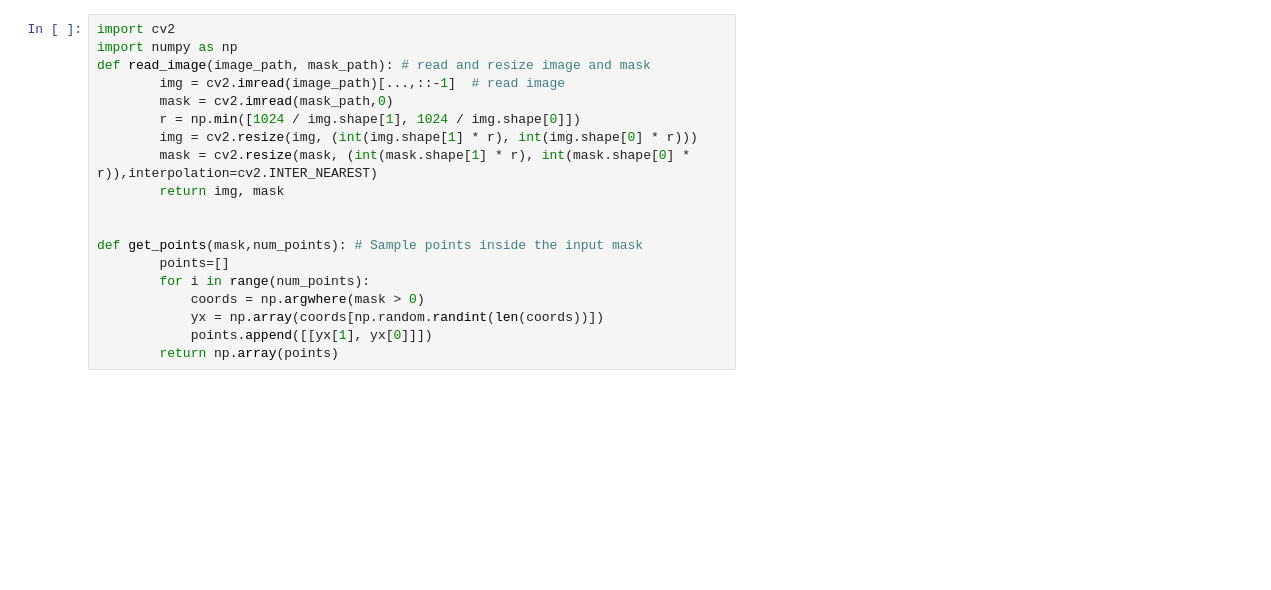
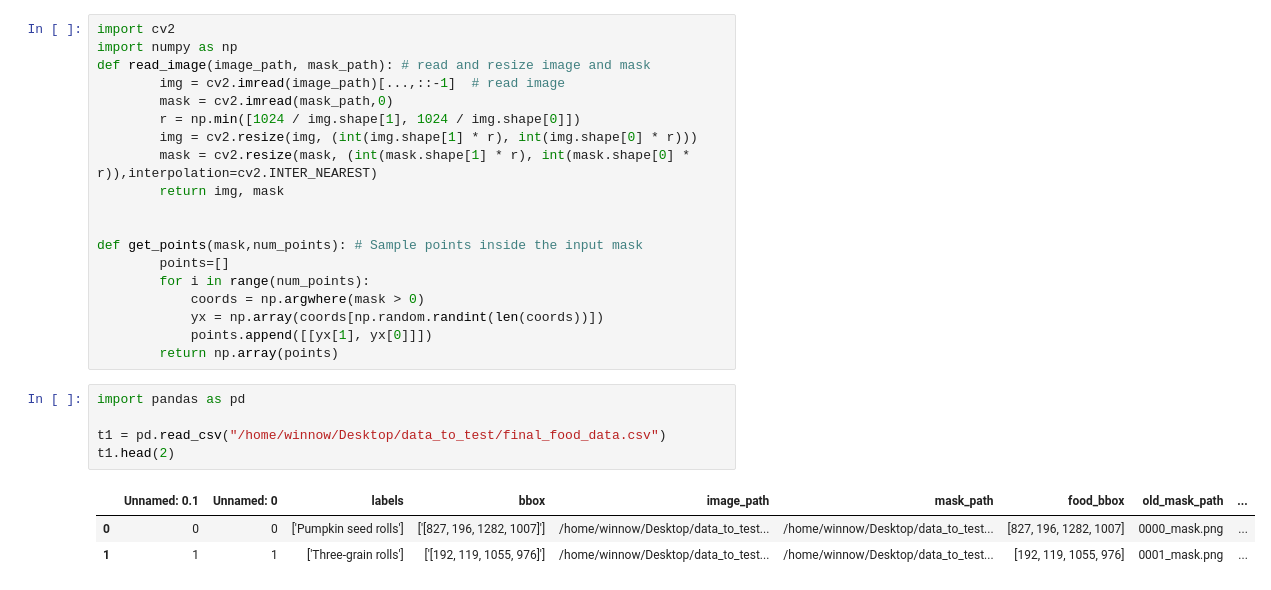
Before and after one commit to bigmb/mb_annotation, a Jupyter notebook: finetune_sam2.ipynb, the cells around one changed output. Cells and saved outputs as stored; diff of their text form; blank space fills up the shorter version.

```diff
--- a/finetune_sam2.ipynb
+++ b/finetune_sam2.ipynb
@@ -42,4 +45,13 @@ def get_points(mask,num_points): # Sample points inside the input mask
             yx = np.array(coords[np.random.randint(len(coords))])
             points.append([[yx[1], yx[0]]])
         return np.array(points)
+# %%
+import pandas as pd
+
+t1 = pd.read_csv("/home/winnow/Desktop/data_to_test/final_food_data.csv")
+t1.head(2)
+# %% [output]
+|  | Unnamed: 0.1 | Unnamed: 0 | labels | bbox | image_path | mask_path | food_bbox | old_mask_path | ... |
+| 0 | 0 | 0 | ['Pumpkin seed rolls'] | ['[827, 196, 1282, 1007]'] | /home/winnow/Desktop/data_to_test... | /home/winnow/Desktop/data_to_test... | [827, 196, 1282, 1007] | 0000_mask.png | ... |
+| 1 | 1 | 1 | ['Three-grain rolls'] | ['[192, 119, 1055, 976]'] | /home/winnow/Desktop/data_to_test... | /home/winnow/Desktop/data_to_test... | [192, 119, 1055, 976] | 0001_mask.png | ... |
 # %%
```
Also changed, not shown: parts of 6 cells of this notebook, 2 other files.
